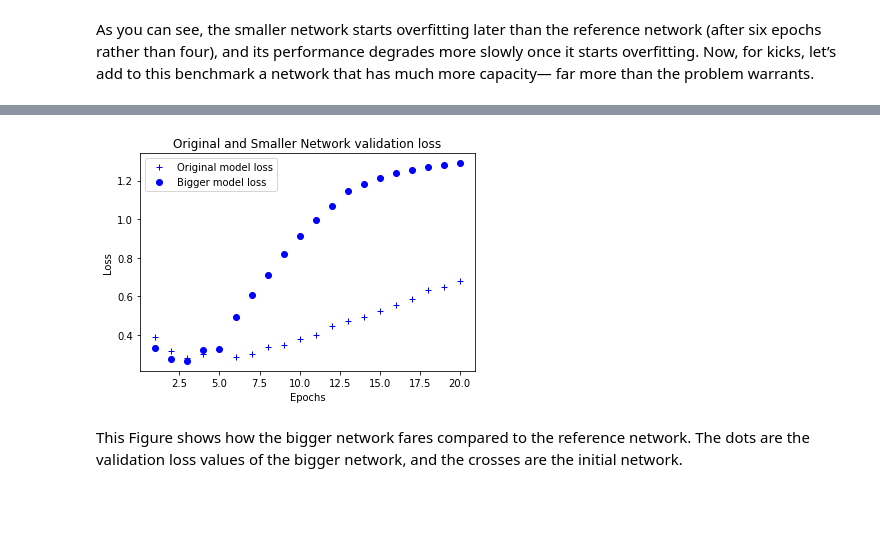
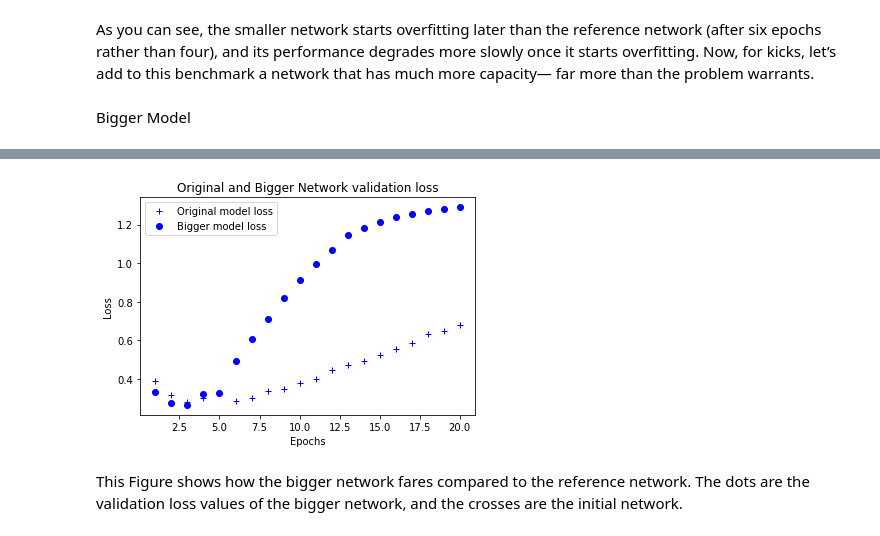
Before and after one commit to lovellbrian/Chollet, a Jupyter notebook: Regularization.ipynb, the cells around one changed output, grey strips where cells are left out. Saved outputs shown, nothing was run; the diff lists cells and outputs as text; code cells hidden in the pictures; blank space fills up the shorter version.

```diff
--- a/Regularization.ipynb
+++ b/Regularization.ipynb
@@ -200,6 +200,8 @@ As you can see, the smaller network starts overfitting later than the reference
 starts overfitting.
 Now, for kicks, let’s add to this benchmark a network that has much more capacity—
 far more than the problem warrants.
+# %% [markdown]
+Bigger Model
 # %%
 from keras.datasets import imdb
 (train_data, train_labels), (test_data, test_labels) = imdb.load_data(num_words=10000)
@@ -274,18 +276,18 @@ Epoch 20/20
 # %%
 import matplotlib.pyplot as plt
 
 acc = history_dict['acc']
 epochs = range(1, len(acc) + 1)
 # plt.plot(epochs, loss_values, 'bo', label='Training loss')
 plt.plot(epochs, val_loss_values_orig, 'b+', label='Original model loss')
 plt.plot(epochs, val_loss_values_big, 'bo', label='Bigger model loss')
-plt.title('Original and Smaller Network validation loss')
+plt.title('Original and Bigger Network validation loss')
 plt.xlabel('Epochs')
 plt.ylabel('Loss')
 plt.legend()
 plt.show()
 # %% [output]
-[figure, old version]
+[figure, new version]
 # %% [markdown]
 This Figure shows how the bigger network fares compared to the reference network.
 The dots are the validation loss values of the bigger network, and the crosses are the
```
